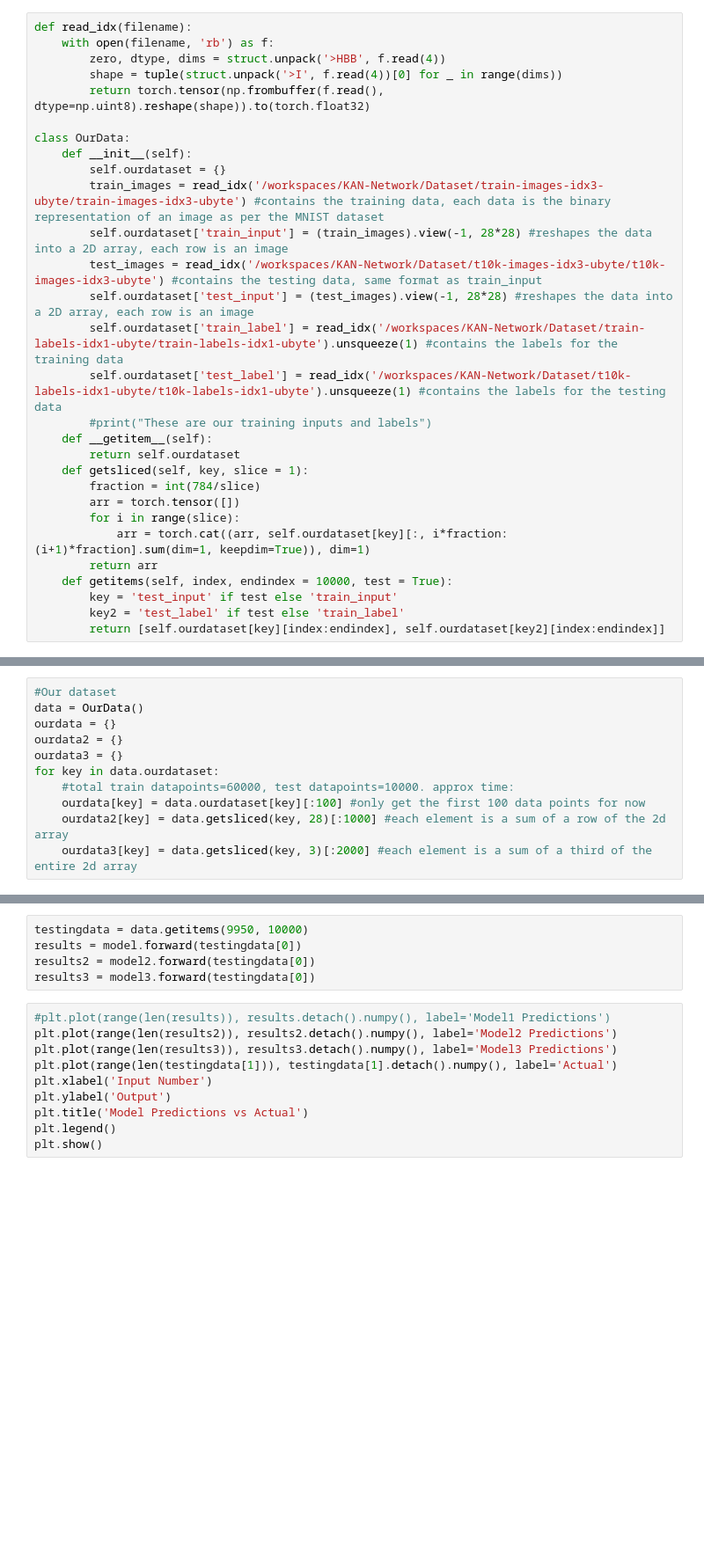
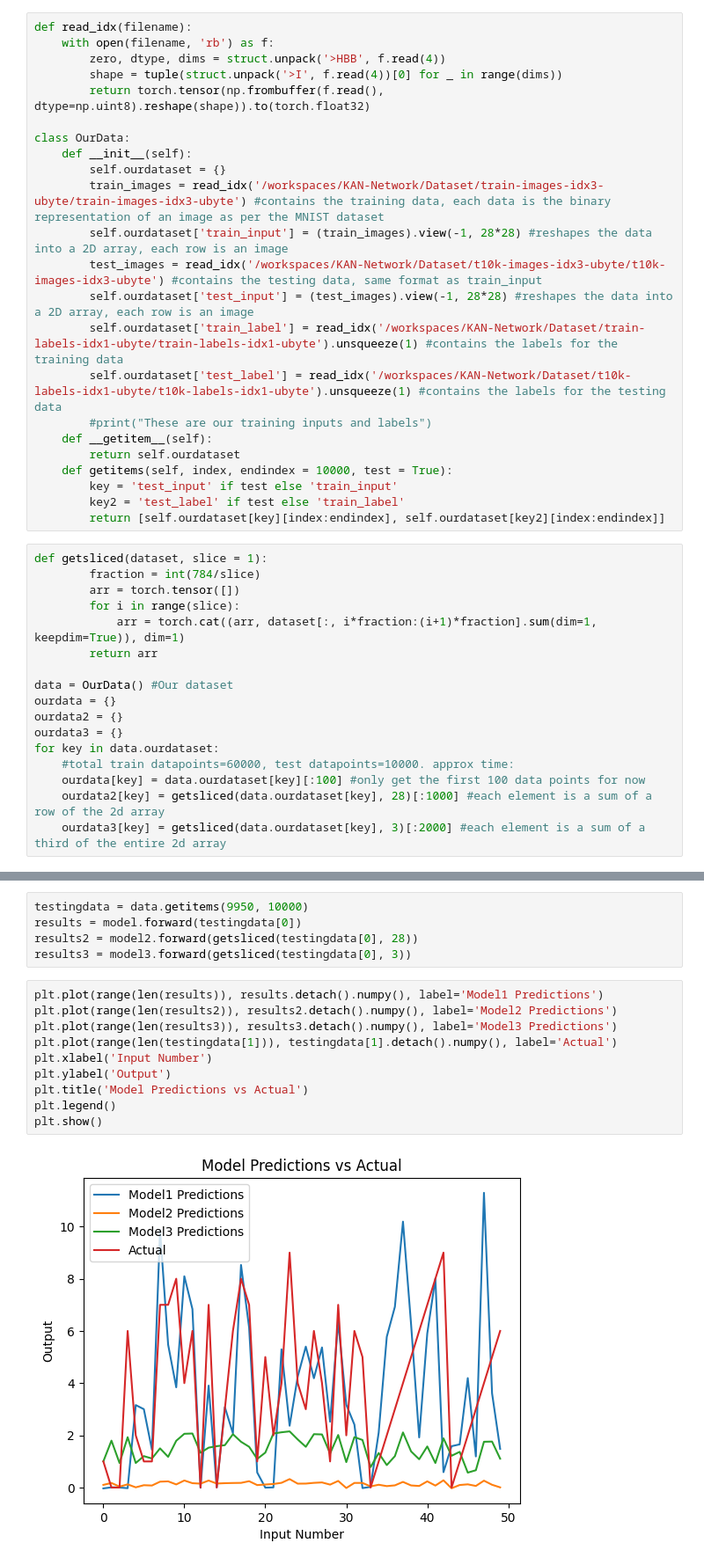
Before and after one commit to scattercat-creator/KAN-Network, a Jupyter notebook: KAN.ipynb, the cells around one changed output, grey strips where cells are left out. Shown: that part at 88% size. Drawn from its saved outputs; the diff is of its cells as text; blank space fills up the shorter version.

Commit message:
Changes to interpret predictions from all three models together

```diff
--- a/KAN.ipynb
+++ b/KAN.ipynb
@@ -31,16 +31,27 @@ class OurData:
         #print("These are our training inputs and labels")
     def __getitem__(self):
         return self.ourdataset
-    def getsliced(self, key, slice = 1):
-        fraction = int(784/slice)
-        arr = torch.tensor([])
-        for i in range(slice):
-            arr = torch.cat((arr, self.ourdataset[key][:, i*fraction:(i+1)*fraction].sum(dim=1, keepdim=True)), dim=1)
-        return arr
     def getitems(self, index, endindex = 10000, test = True):
         key = 'test_input' if test else 'train_input'
         key2 = 'test_label' if test else 'train_label'
         return [self.ourdataset[key][index:endindex], self.ourdataset[key2][index:endindex]]
+# %%
+def getsliced(dataset, slice = 1):
+        fraction = int(784/slice)
+        arr = torch.tensor([])
+        for i in range(slice):
+            arr = torch.cat((arr, dataset[:, i*fraction:(i+1)*fraction].sum(dim=1, keepdim=True)), dim=1)
+        return arr
+
+data = OurData() #Our dataset
+ourdata = {}
+ourdata2 = {}
+ourdata3 = {}
+for key in data.ourdataset:
+    #total train datapoints=60000, test datapoints=10000. approx time:
+    ourdata[key] = data.ourdataset[key][:100] #only get the first 100 data points for now
+    ourdata2[key] = getsliced(data.ourdataset[key], 28)[:1000] #each element is a sum of a row of the 2d array
+    ourdata3[key] = getsliced(data.ourdataset[key], 3)[:2000] #each element is a sum of a third of the entire 2d array
 # %%
 '''
 initialize model
@@ -56,14 +74,3 @@ model3 = KAN(width=[3, 5, 1], grid=5, k=3, seed=0, device=device, ckpt_path='./m
-# %%
-#Our dataset
-data = OurData()
-ourdata = {}
-ourdata2 = {}
-ourdata3 = {}
-for key in data.ourdataset:
-    #total train datapoints=60000, test datapoints=10000. approx time:
-    ourdata[key] = data.ourdataset[key][:100] #only get the first 100 data points for now
-    ourdata2[key] = data.getsliced(key, 28)[:1000] #each element is a sum of a row of the 2d array
-    ourdata3[key] = data.getsliced(key, 3)[:2000] #each element is a sum of a third of the entire 2d array
 # %%
 model(ourdata['train_input']) #forward pass of the model
 model2(ourdata2['train_input'])
@@ -112,15 +134,17 @@ plt.show()
 # %%
 testingdata = data.getitems(9950, 10000)
 results = model.forward(testingdata[0])
-results2 = model2.forward(testingdata[0])
-results3 = model3.forward(testingdata[0])
+results2 = model2.forward(getsliced(testingdata[0], 28))
+results3 = model3.forward(getsliced(testingdata[0], 3))
 # %%
-#plt.plot(range(len(results)), results.detach().numpy(), label='Model1 Predictions')
+plt.plot(range(len(results)), results.detach().numpy(), label='Model1 Predictions')
 plt.plot(range(len(results2)), results2.detach().numpy(), label='Model2 Predictions')
 plt.plot(range(len(results3)), results3.detach().numpy(), label='Model3 Predictions')
 plt.plot(range(len(testingdata[1])), testingdata[1].detach().numpy(), label='Actual')
 plt.xlabel('Input Number')
 plt.ylabel('Output')
 plt.title('Model Predictions vs Actual')
 plt.legend()
 plt.show()
+# %% [output]
+[figure, added]
```
Also changed, not shown: parts of 6 cells of this notebook, 10 other files.
